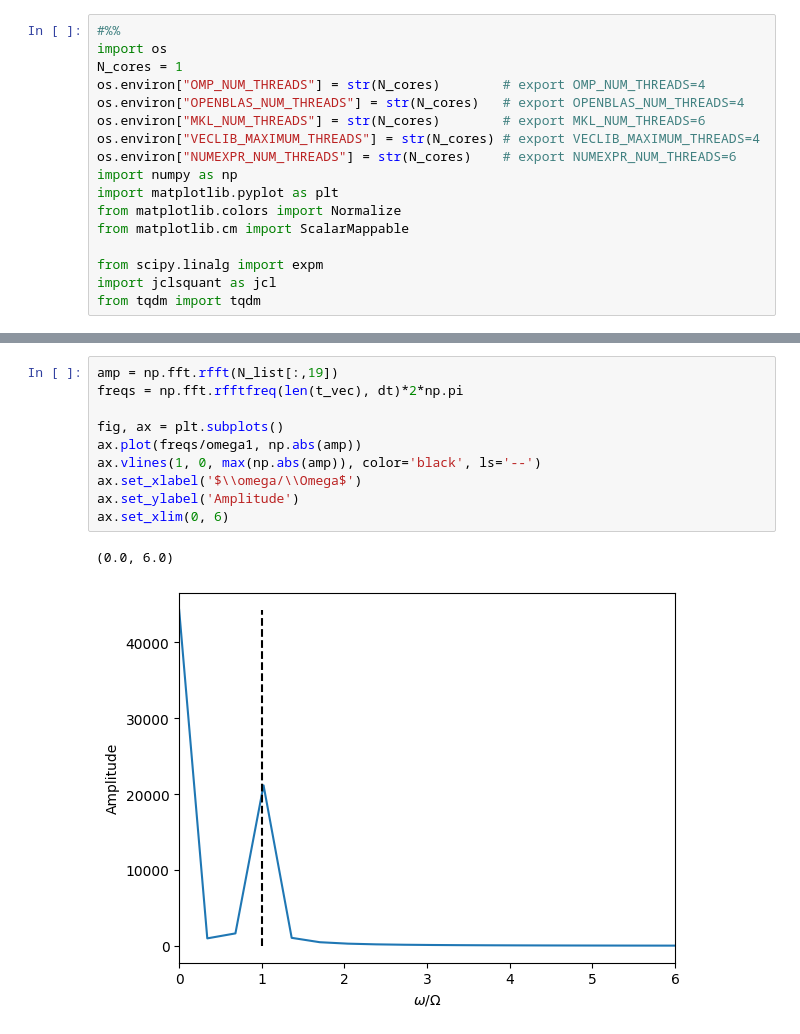
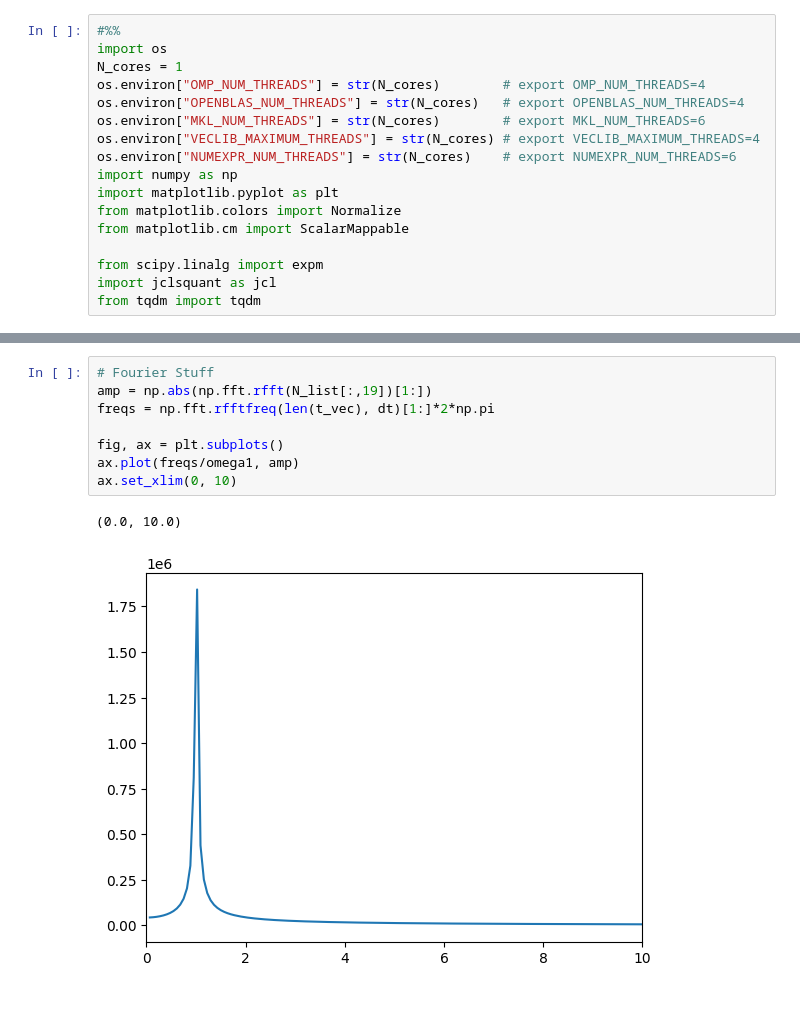
Before and after one commit to Erneh/Neq_TFM, a Jupyter notebook: full_te.ipynb, the cells around one changed output, grey strips where cells are left out. Cells and saved outputs as stored; diff of their text form; blank space fills up the shorter version.

```diff
--- a/full_te.ipynb
+++ b/full_te.ipynb
@@ -83,13 +82,11 @@ ax.set_xlim(0, 10)
-# %%
-amp = np.fft.rfft(N_list[:,19])
-freqs = np.fft.rfftfreq(len(t_vec), dt)*2*np.pi
-
-fig, ax = plt.subplots()
-ax.plot(freqs/omega1, np.abs(amp))
-ax.vlines(1, 0, max(np.abs(amp)), color='black', ls='--')
-ax.set_xlabel('$\\omega/\\Omega$')
-ax.set_ylabel('Amplitude')
-ax.set_xlim(0, 6)
-# %% [output]
-(0.0, 6.0)
-[figure, removed]
+# %%
+# Fourier Stuff
+amp = np.abs(np.fft.rfft(N_list[:,19])[1:])
+freqs = np.fft.rfftfreq(len(t_vec), dt)[1:]*2*np.pi
+
+fig, ax = plt.subplots()
+ax.plot(freqs/omega1, amp)
+ax.set_xlim(0, 10)
+# %% [output]
+(0.0, 10.0)
+[figure, added]
```
Also changed, not shown: parts of 3 cells of this notebook.
